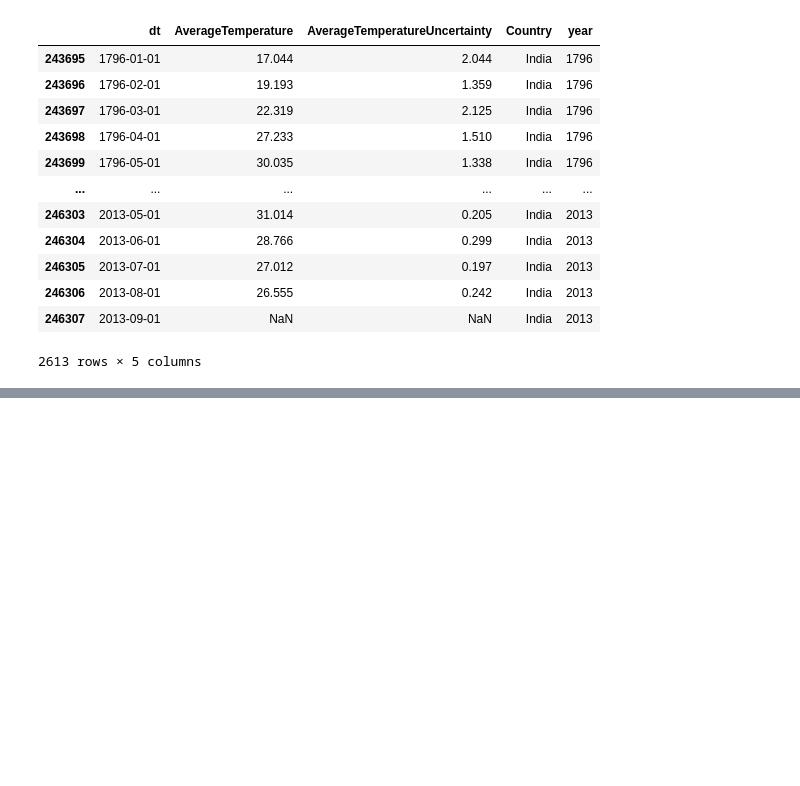
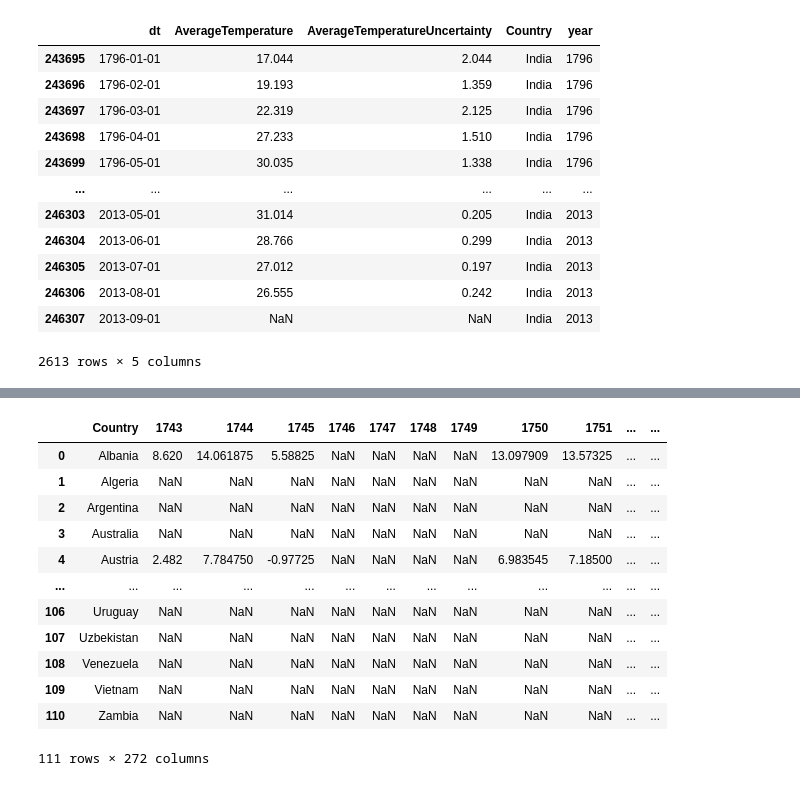
Before and after one commit to aadarshshaw/CS661-Project, a Jupyter notebook: surfaceTempVis.ipynb, the cells around one changed output, grey strips where cells are left out. Cells and saved outputs as stored; diff of their text form; code cells hidden in the pictures; blank space fills up the shorter version.

```diff
--- a/surfaceTempVis.ipynb
+++ b/surfaceTempVis.ipynb
@@ -127,0 +208,24 @@ global_temp_country[global_temp_country['Country'] == 'India']
+# %%
+countries = df2['Country']
+
+ddd = pd.DataFrame()
+
+for c in countries:
+    ddd = pd.concat([ddd, parsed[parsed["Country"] == c]], axis=0)
+
+ddd.reset_index(drop=True, inplace=True)
+ddd
+# %% [output]
+|  | Country | 1743 | 1744 | 1745 | 1746 | 1747 | 1748 | 1749 | 1750 | 1751 | ... | ... |
+| 0 | Albania | 8.620 | 14.061875 | 5.58825 | NaN | NaN | NaN | NaN | 13.097909 | 13.57325 | ... | ... |
+| 1 | Algeria | NaN | NaN | NaN | NaN | NaN | NaN | NaN | NaN | NaN | ... | ... |
+| 2 | Argentina | NaN | NaN | NaN | NaN | NaN | NaN | NaN | NaN | NaN | ... | ... |
+| 3 | Australia | NaN | NaN | NaN | NaN | NaN | NaN | NaN | NaN | NaN | ... | ... |
+| 4 | Austria | 2.482 | 7.784750 | -0.97725 | NaN | NaN | NaN | NaN | 6.983545 | 7.18500 | ... | ... |
+| ... | ... | ... | ... | ... | ... | ... | ... | ... | ... | ... | ... | ... |
+| 106 | Uruguay | NaN | NaN | NaN | NaN | NaN | NaN | NaN | NaN | NaN | ... | ... |
+| 107 | Uzbekistan | NaN | NaN | NaN | NaN | NaN | NaN | NaN | NaN | NaN | ... | ... |
+| 108 | Venezuela | NaN | NaN | NaN | NaN | NaN | NaN | NaN | NaN | NaN | ... | ... |
+| 109 | Vietnam | NaN | NaN | NaN | NaN | NaN | NaN | NaN | NaN | NaN | ... | ... |
+| 110 | Zambia | NaN | NaN | NaN | NaN | NaN | NaN | NaN | NaN | NaN | ... | ... |
+111 rows × 272 columns
```
Also changed, not shown: parts of 12 cells of this notebook, 9 other files.
